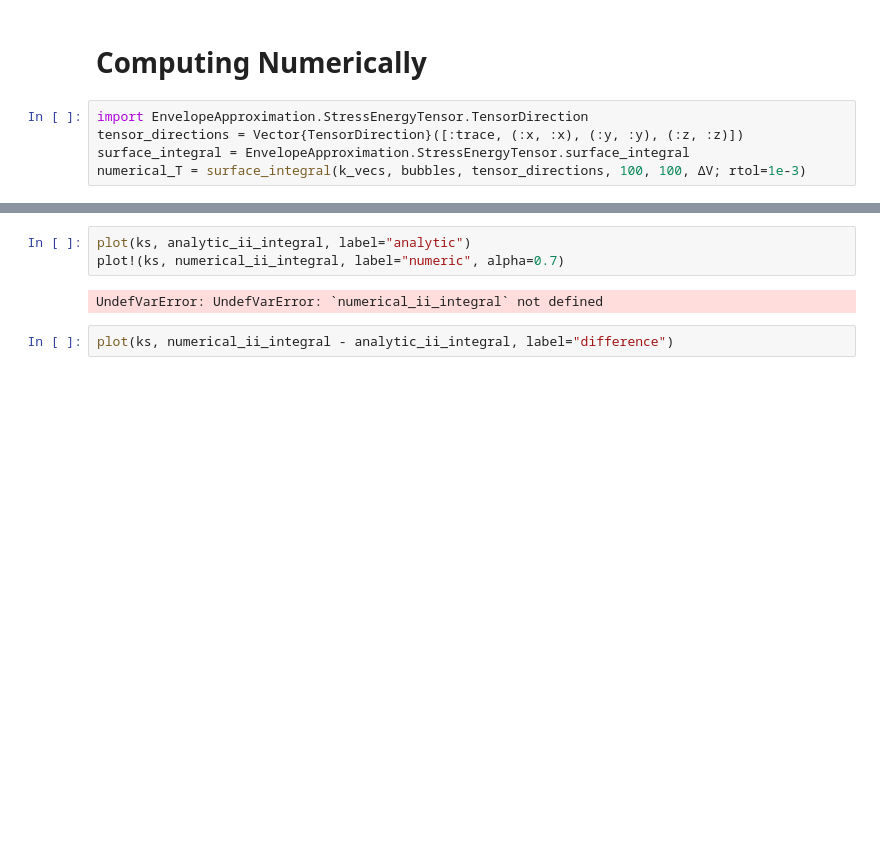
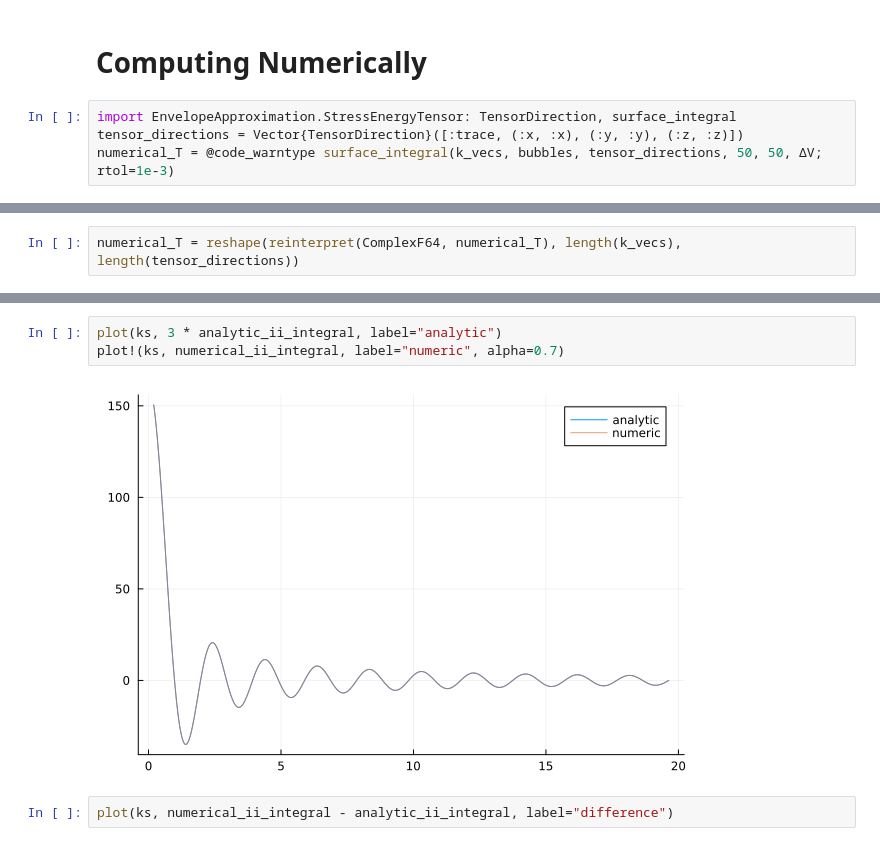
Before and after one commit to Bh2412/EnvelopeApproximation.jl, a Jupyter notebook: scripts/benchmarks/double_bubble.ipynb, the cells around one changed output, grey strips where cells are left out. Drawn from its saved outputs; the diff is of its cells as text; blank space fills up the shorter version.

Commit message:
improve surface_integral, run_benchmarks that demonstrate it is credible.

```diff
--- a/scripts/benchmarks/double_bubble.ipynb
+++ b/scripts/benchmarks/double_bubble.ipynb
@@ -71,8 +71,7 @@ plot(ks, analytic_ii_integral)
 # %% [markdown]
 # Computing Numerically
 # %%
-import EnvelopeApproximation.StressEnergyTensor.TensorDirection
+import EnvelopeApproximation.StressEnergyTensor: TensorDirection, surface_integral
 tensor_directions = Vector{TensorDirection}([:trace, (:x, :x), (:y, :y), (:z, :z)])
-surface_integral = EnvelopeApproximation.StressEnergyTensor.surface_integral
-numerical_T = surface_integral(k_vecs, bubbles, tensor_directions, 100, 100, ΔV; rtol=1e-3)
+numerical_T = @code_warntype surface_integral(k_vecs, bubbles, tensor_directions, 50, 50, ΔV; rtol=1e-3)
 # %% [output]
@@ -82,0 +81,2 @@ Closest candidates are:
+# %%
+numerical_T = reshape(reinterpret(ComplexF64, numerical_T), length(k_vecs), length(tensor_directions))
@@ -87,8 +105,8 @@ UndefVarError: UndefVarError: `numerical_T` not defined
 # %%
-plot(ks, analytic_ii_integral, label="analytic")
+plot(ks, 3 * analytic_ii_integral, label="analytic")
 plot!(ks, numerical_ii_integral, label="numeric", alpha=0.7)
 # %% [output]
-UndefVarError: UndefVarError: `numerical_ii_integral` not defined
+[figure, added]
 # %%
 plot(ks, numerical_ii_integral - analytic_ii_integral, label="difference")
 # %% [output]
```
Also changed, not shown: parts of 4 cells of this notebook, 2 other files.
